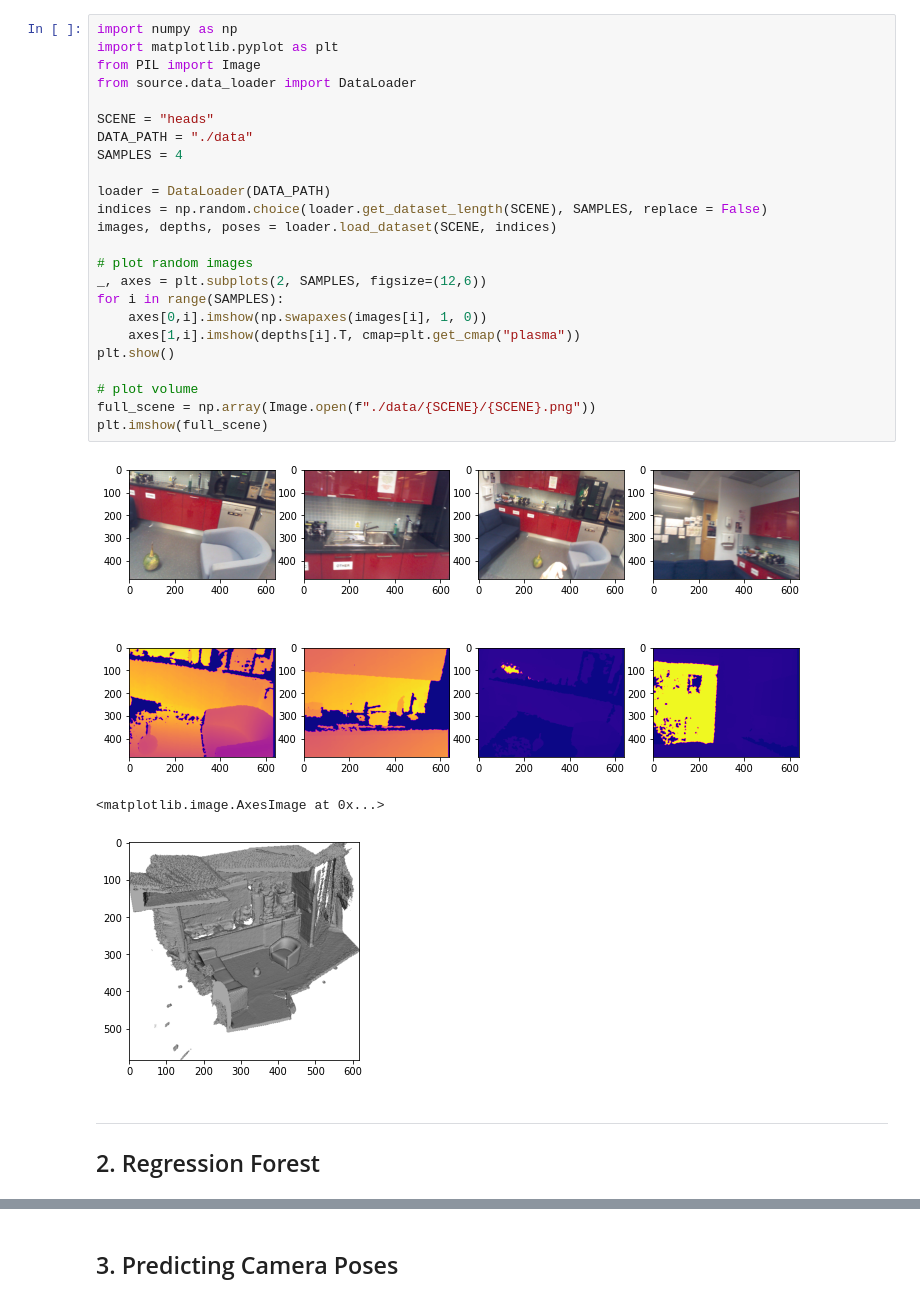
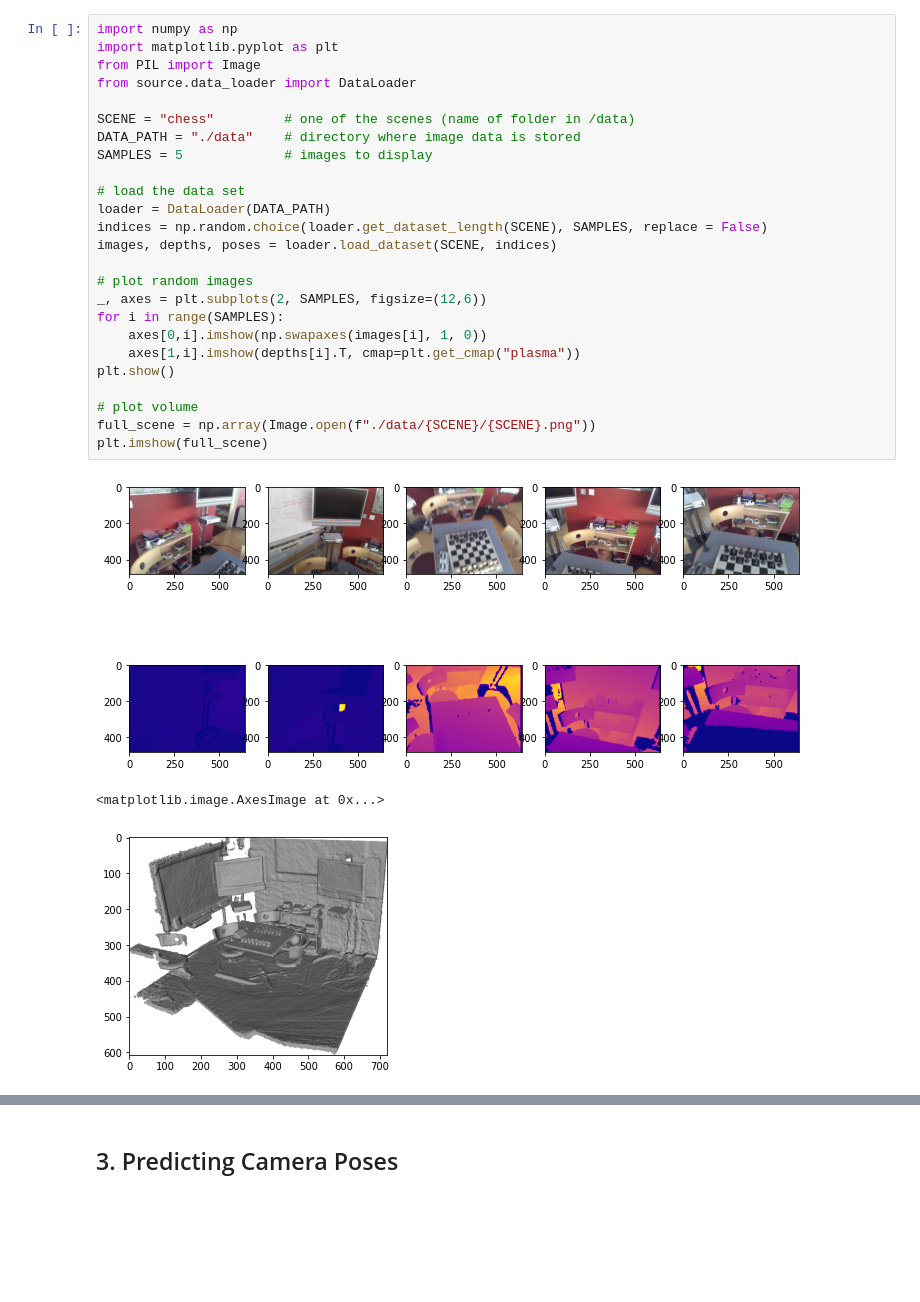
Before and after one commit to JasonPy/3dcv-mini-project, a Jupyter notebook: demo.ipynb, the cells around one changed output, grey strips where cells are left out. Drawn from its saved outputs; the diff is of its cells as text; blank space fills up the shorter version.

```diff
--- a/demo.ipynb
+++ b/demo.ipynb
@@ -17,31 +18,29 @@ To get an intuition for the data, we plot a number of `SAMPLES` of random images
 # %%
 import numpy as np
 import matplotlib.pyplot as plt
 from PIL import Image
 from source.data_loader import DataLoader
 
-SCENE = "heads"
-DATA_PATH = "./data"
-SAMPLES = 4
+SCENE = "chess"         # one of the scenes (name of folder in /data)
+DATA_PATH = "./data"    # directory where image data is stored
+SAMPLES = 5             # images to display
 
+# load the data set
 loader = DataLoader(DATA_PATH)
 indices = np.random.choice(loader.get_dataset_length(SCENE), SAMPLES, replace = False)
 images, depths, poses = loader.load_dataset(SCENE, indices)
 
 # plot random images
 _, axes = plt.subplots(2, SAMPLES, figsize=(12,6))
 for i in range(SAMPLES):
     axes[0,i].imshow(np.swapaxes(images[i], 1, 0))
     axes[1,i].imshow(depths[i].T, cmap=plt.get_cmap("plasma"))
 plt.show()
 
 # plot volume
 full_scene = np.array(Image.open(f"./data/{SCENE}/{SCENE}.png"))
 plt.imshow(full_scene)
 # %% [output]
-[figure, old version]
+[figure, new version]
 <matplotlib.image.AxesImage at 0x...>
-[figure, old version]
+[figure, new version]
-# %% [markdown]
-***
-## 2. Regression Forest
```
Also changed, not shown: parts of 17 cells of this notebook.
